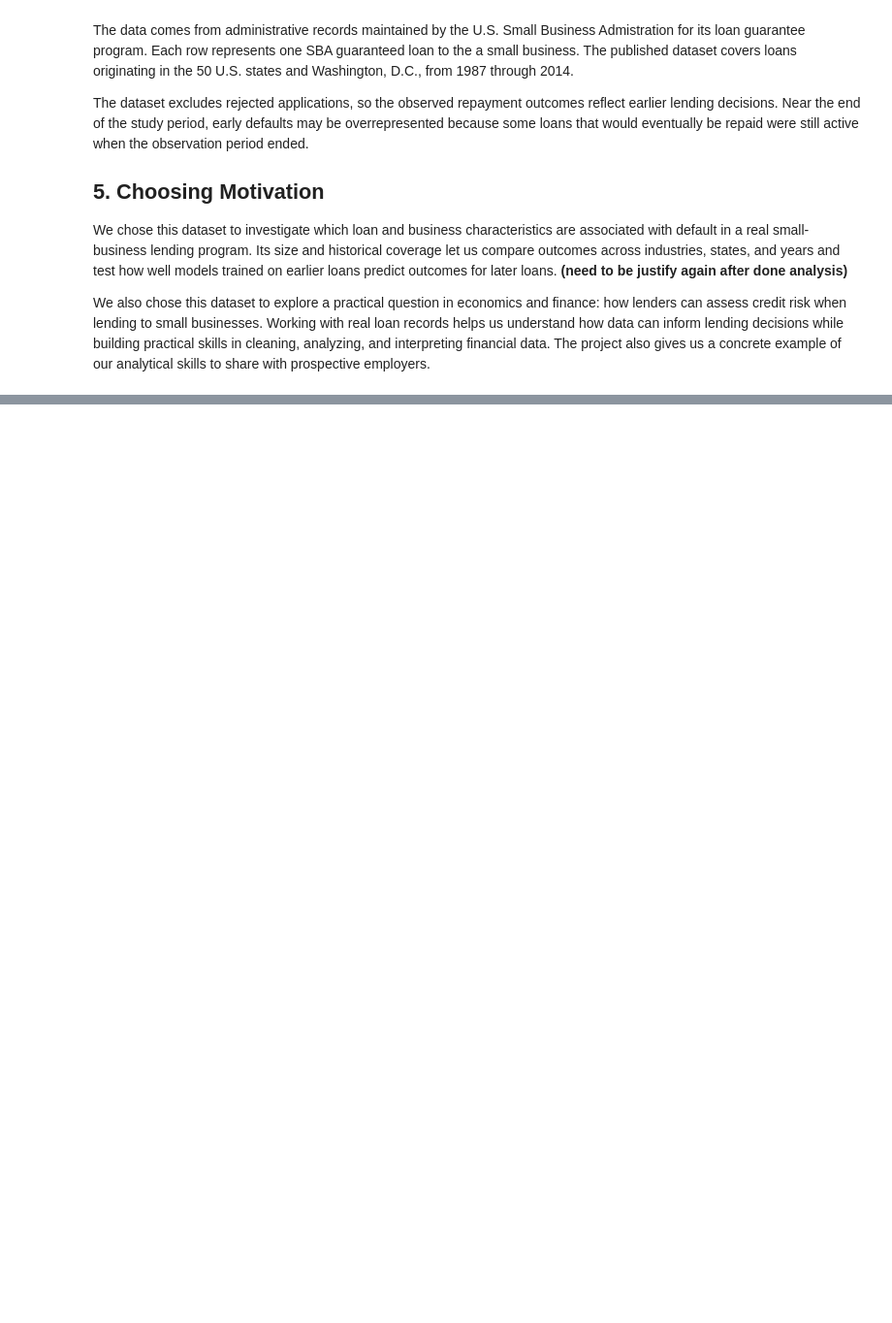
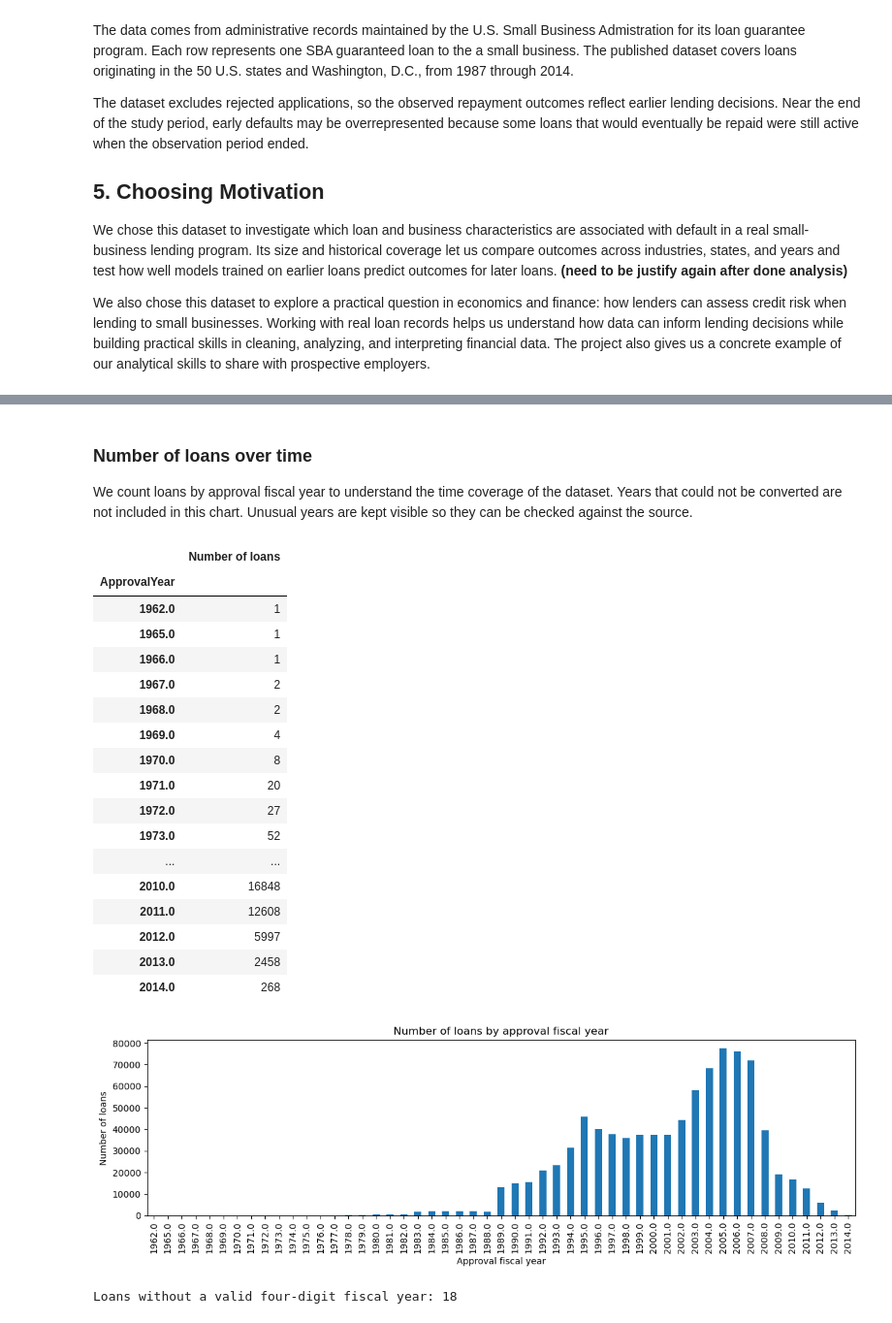
Before and after one commit to NgThanhDat-ne/UongMilo-LoanOrNot, a Jupyter notebook: notebooks/01_collection_exploration.ipynb, the cells around one changed output, grey strips where cells are left out. Shown at 97% size. Cells and saved outputs as stored; diff of their text form; code cells hidden in the pictures; blank space fills up the shorter version.

```diff
--- a/notebooks/01_collection_exploration.ipynb
+++ b/notebooks/01_collection_exploration.ipynb
@@ -42,0 +184,26 @@ We also chose this dataset to explore a practical question in economics and fina
+# %%
+money_cols = ["DisbursementGross", "BalanceGross", "ChgOffPrinGr", "GrAppv", "SBA_Appv"]
+date_cols = ["ApprovalDate", "DisbursementDate", "ChgOffDate"]
+conversion_errors = {}
+
+for col in money_cols:
+    original = eda[col]
+    cleaned = original.str.replace("$", "", regex=False).str.replace(",", "", regex=False)
+    eda[col] = pd.to_numeric(cleaned, errors="coerce")
+    conversion_errors[col] = (original.notna() & eda[col].isna()).sum()
+
+for col in date_cols:
+    original = eda[col]
+    eda[col] = pd.to_datetime(original, format="%d-%b-%y", errors="coerce")
+    conversion_errors[col] = (original.notna() & eda[col].isna()).sum()
+
+# Only use fiscal years written as four digits.
+valid_year = eda["ApprovalFY"].str.fullmatch(r"\d{4}", na=False)
+eda["ApprovalYear"] = pd.to_numeric(eda["ApprovalFY"].where(valid_year), errors="coerce")
+display(pd.Series(conversion_errors, name="Conversion errors").to_frame())
+display(eda.loc[~valid_year, "ApprovalFY"].value_counts(dropna=False))
+display(eda[date_cols].agg(["min", "max"]))
+
+print("Approval dates after 2014:", (eda["ApprovalDate"].dt.year > 2014).sum())
+print("Disbursement before approval:", (eda["DisbursementDate"] < eda["ApprovalDate"]).sum())
+print("Charge-off before disbursement:", (eda["ChgOffDate"] < eda["DisbursementDate"]).sum())
@@ -42,0 +683,34 @@ We also chose this dataset to explore a practical question in economics and fina
+# %% [markdown]
+### Number of loans over time
+We count loans by approval fiscal year to understand the time coverage of the dataset. Years that could not be converted are not included in this chart. Unusual years are kept visible so they can be checked against the source.
+# %%
+year_counts = eda["ApprovalYear"].value_counts().sort_index()
+display(year_counts.rename("Number of loans").to_frame())
+year_counts.plot.bar(figsize=(12, 4))
+plt.title("Number of loans by approval fiscal year")
+plt.xlabel("Approval fiscal year")
+plt.ylabel("Number of loans")
+plt.tight_layout()
+plt.show()
+print("Loans without a valid four-digit fiscal year:", (~valid_year).sum())
+# %% [output]
+|  | Number of loans |
+| ApprovalYear |  |
+| 1962.0 | 1 |
+| 1965.0 | 1 |
+| 1966.0 | 1 |
+| 1967.0 | 2 |
+| 1968.0 | 2 |
+| 1969.0 | 4 |
+| 1970.0 | 8 |
+| 1971.0 | 20 |
+| 1972.0 | 27 |
+| 1973.0 | 52 |
+| ... | ... |
+| 2010.0 | 16848 |
+| 2011.0 | 12608 |
+| 2012.0 | 5997 |
+| 2013.0 | 2458 |
+| 2014.0 | 268 |
+[figure, added]
+Loans without a valid four-digit fiscal year: 18
```
Also changed, not shown: parts of 34 cells of this notebook, 10 other files.
